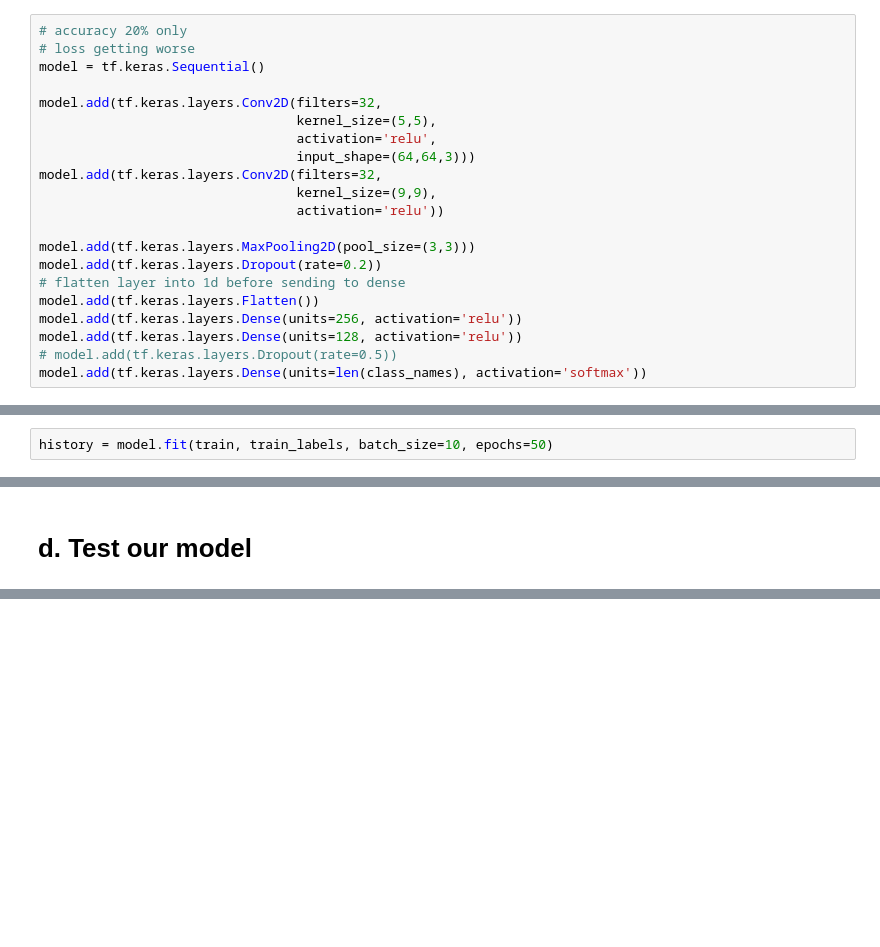
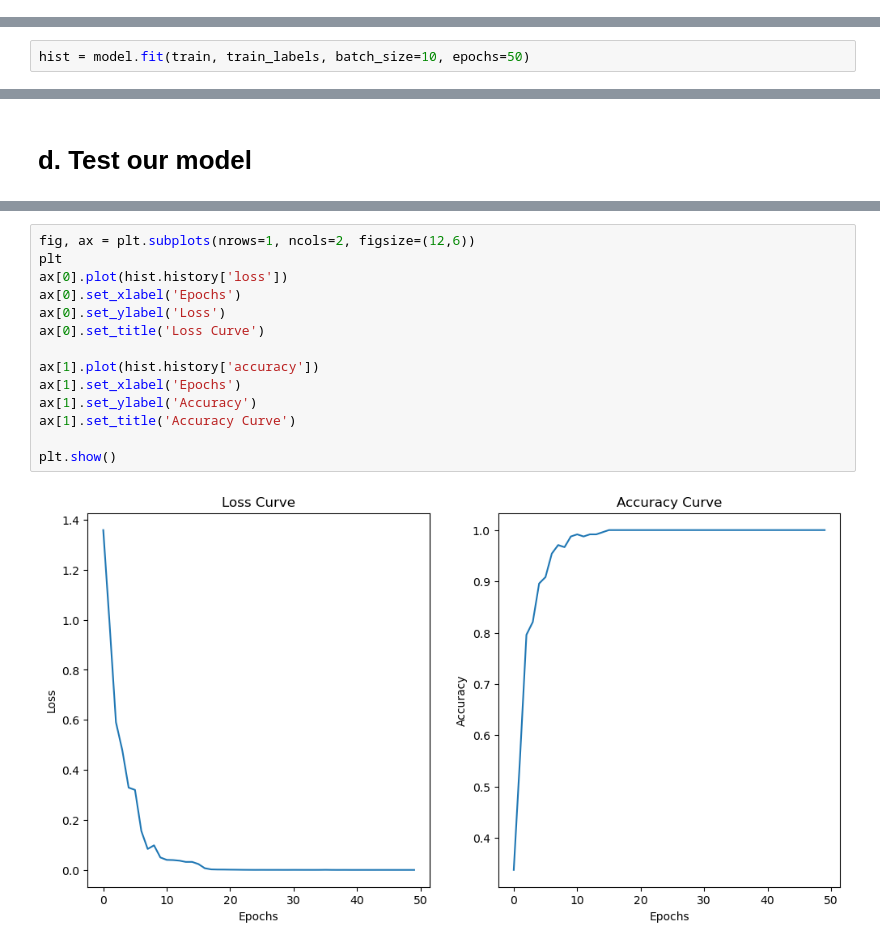
Before and after one commit to helloitsxinyi/fruit-detector, a Jupyter notebook: CA.ipynb, the cells around one changed output, grey strips where cells are left out. Cells and saved outputs as stored; diff of their text form; blank space fills up the shorter version.

Commit message:
add plots for loss and accuracy

```diff
--- a/CA.ipynb
+++ b/CA.ipynb
@@ -195,29 +159,8 @@ _________________________________________________________________
-# %%
-# accuracy 20% only
-# loss getting worse
-model = tf.keras.Sequential()
-
-model.add(tf.keras.layers.Conv2D(filters=32,
-                                 kernel_size=(5,5),
-                                 activation='relu',
-                                 input_shape=(64,64,3)))
-model.add(tf.keras.layers.Conv2D(filters=32,
-                                 kernel_size=(9,9),
-                                 activation='relu'))
-
-model.add(tf.keras.layers.MaxPooling2D(pool_size=(3,3)))
-model.add(tf.keras.layers.Dropout(rate=0.2))
-# flatten layer into 1d before sending to dense
-model.add(tf.keras.layers.Flatten())
-model.add(tf.keras.layers.Dense(units=256, activation='relu'))
-model.add(tf.keras.layers.Dense(units=128, activation='relu'))
-# model.add(tf.keras.layers.Dropout(rate=0.5))
-model.add(tf.keras.layers.Dense(units=len(class_names), activation='softmax'))
 # %%
 model.compile(loss=tf.keras.losses.SparseCategoricalCrossentropy(from_logits=True),
               optimizer='adam',
               metrics=['accuracy'])
 # %%
-history = model.fit(train, train_labels, batch_size=10, epochs=50)
+hist = model.fit(train, train_labels, batch_size=10, epochs=50)
 # %% [output]
 Epoch 1/50
@@ -253,0 +197,16 @@ d. Test our model
+# %%
+fig, ax = plt.subplots(nrows=1, ncols=2, figsize=(12,6))
+plt
+ax[0].plot(hist.history['loss'])
+ax[0].set_xlabel('Epochs')
+ax[0].set_ylabel('Loss')
+ax[0].set_title('Loss Curve')
+
+ax[1].plot(hist.history['accuracy'])
+ax[1].set_xlabel('Epochs')
+ax[1].set_ylabel('Accuracy')
+ax[1].set_title('Accuracy Curve')
+
+plt.show()
+# %% [output]
+[figure, added]
```
Also changed, not shown: parts of 11 cells of this notebook.
